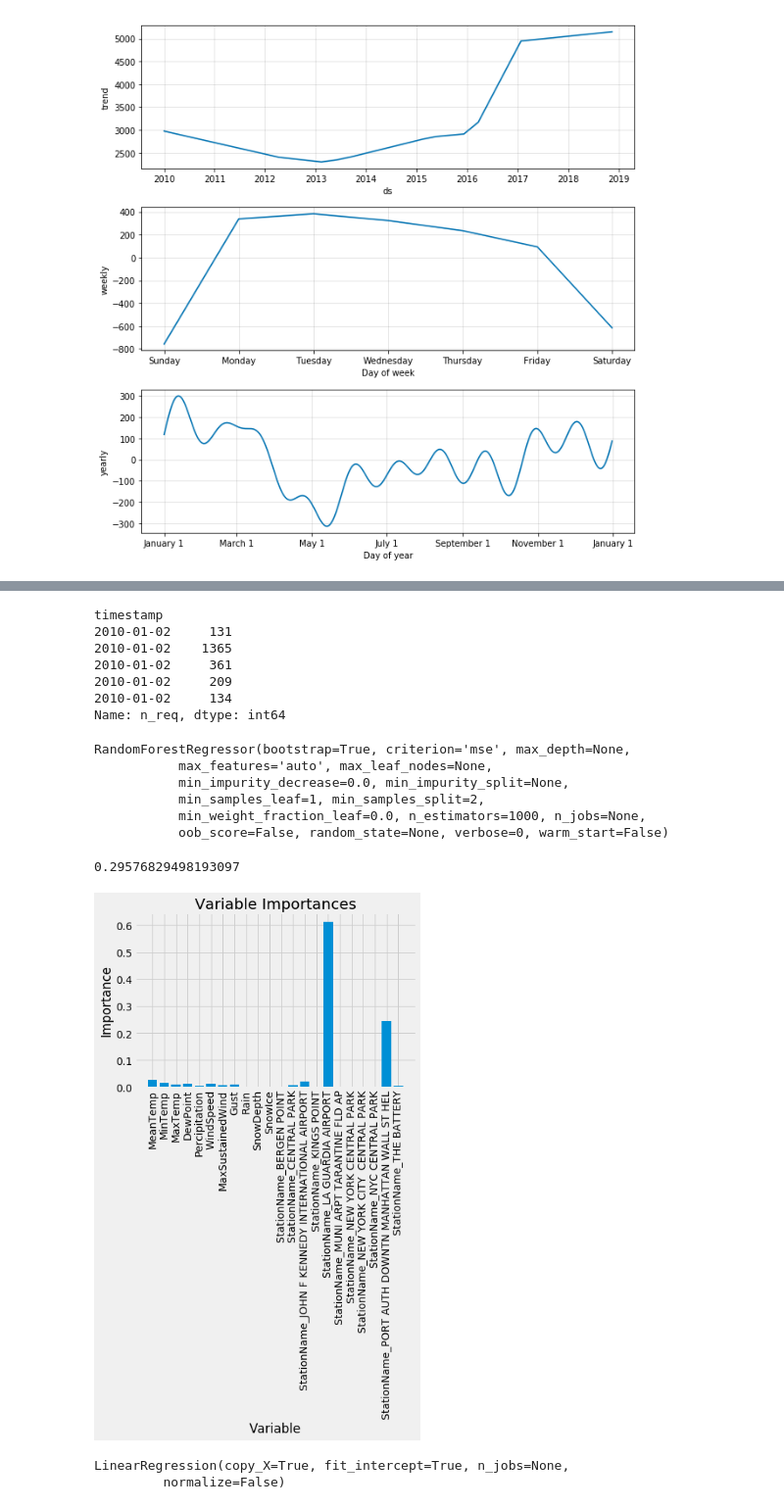
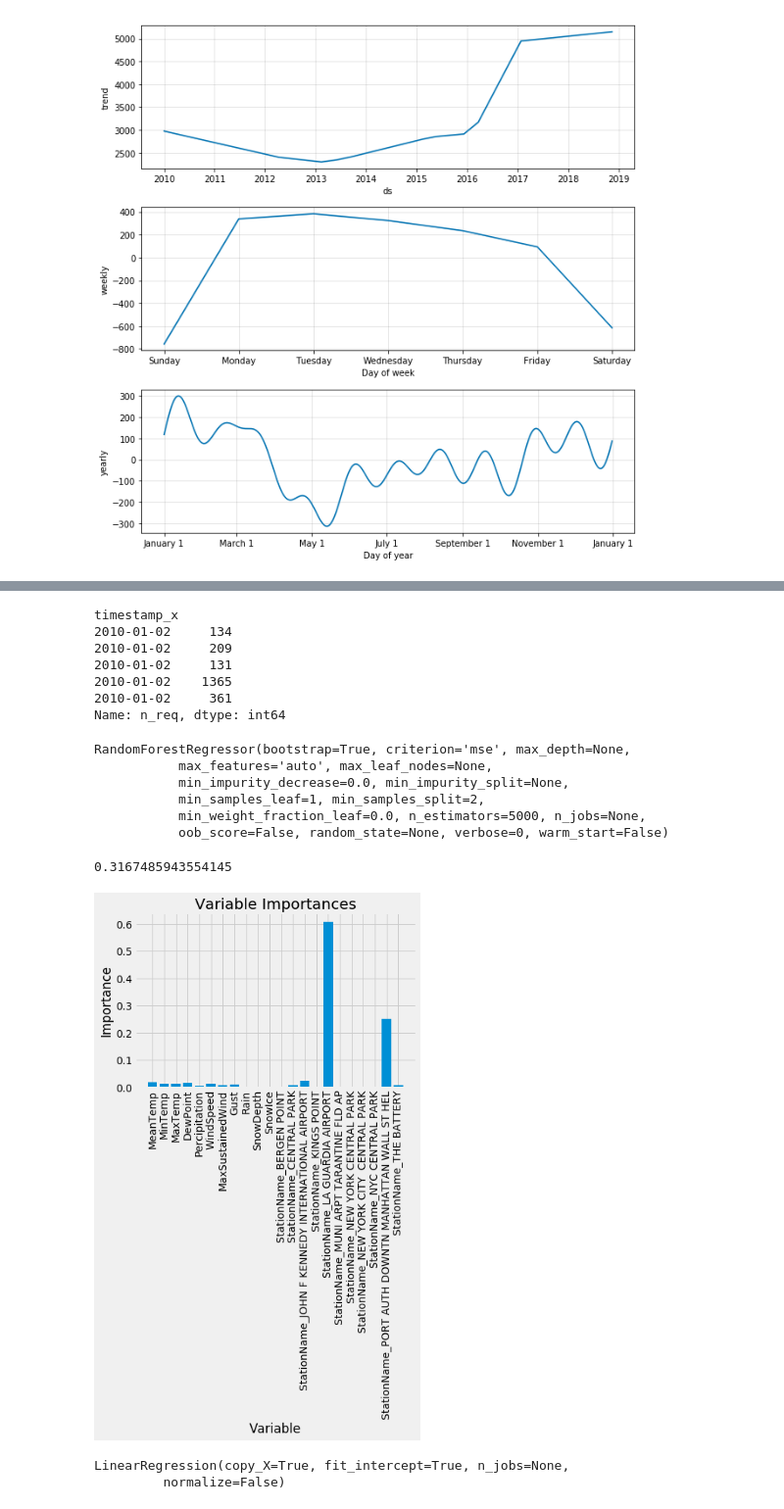
Before and after one commit to devcao/dev-ds-xy.github.io, a Jupyter notebook: prediction_part.ipynb, the cells around one changed output, grey strips where cells are left out. Shown at 98% size. Drawn from its saved outputs; the diff is of its cells as text; code cells hidden in the pictures.

```diff
--- a/prediction_part.ipynb
+++ b/prediction_part.ipynb
@@ -44,6 +44,9 @@ OneHotEncoder(categorical_features=None, categories=None,
        n_values=None, sparse=True)
 # %%
 #ts_obj = df.loc[:,["timestamp", "n_req"]]
+df = pd.read_csv("df.csv")
+df = df.drop(columns="Unnamed: 0")
+df = df.set_index("timestamp")
 ts_obj = df["n_req"]
 ts_obj.plot(x = "timestamp", y = "n_req")
 # %% [output]
@@ -114,12 +119,12 @@ df.head()
 df_target = df.loc["2010-01-02":,"n_req"]
 df_target.head()
 # %% [output]
-timestamp
+timestamp_x
+2010-01-02     134
+2010-01-02     209
 2010-01-02     131
 2010-01-02    1365
 2010-01-02     361
-2010-01-02     209
-2010-01-02     134
 Name: n_req, dtype: int64
 # %%
 df_target = df["n_req"]
@@ -129,37 +134,48 @@ df_feature = df.iloc[:, 2:]
 from sklearn.model_selection import train_test_split
 
 train_features, test_features, train_labels, test_labels = train_test_split(df_feature, df_target, test_size = 0.25, random_state = 42)
+# %%
+train_labels = df_target.loc["2010-01-02":"2018-10-31"]
+test_labels = df_target.loc["2018-11-01":"2018-11-13"]
+
+train_features = df_feature.loc["2010-01-02":"2018-10-31"]
+test_features = df_feature.loc["2018-11-01":"2018-11-13"]
 # %%
 from sklearn.ensemble import RandomForestRegressor
 # %%
-rf = RandomForestRegressor(n_estimators = 1000)
+rf = RandomForestRegressor(n_estimators = 5000)
 rf.fit(train_features, train_labels)
 # %% [output]
 RandomForestRegressor(bootstrap=True, criterion='mse', max_depth=None,
            max_features='auto', max_leaf_nodes=None,
            min_impurity_decrease=0.0, min_impurity_split=None,
            min_samples_leaf=1, min_samples_split=2,
-           min_weight_fraction_leaf=0.0, n_estimators=1000, n_jobs=None,
+           min_weight_fraction_leaf=0.0, n_estimators=5000, n_jobs=None,
            oob_score=False, random_state=None, verbose=0, warm_start=False)
 # %%
 predictions = rf.predict(test_features)
-# %%
-mape(y_true = test_labels.values, y_pred = predictions)
-# %% [output]
-0.29576829498193097
+# %%
+
+def mape(y_true, y_pred):
+    return np.mean(np.abs((y_true - y_pred) / y_true))
+
+mape(y_true = test_labels.values, y_pred = predictions)
+# %% [output]
+0.3167485943554145
 # %%
 feature_list = list(train_features.columns)
 # %%
 importances = list(rf.feature_importances_)
 # %%
+importances = list(rf.feature_importances_)
 plt.style.use('fivethirtyeight')
 
 x_values = list(range(len(importances)))
 plt.bar(x_values, importances, orientation = 'vertical')
 plt.xticks(x_values, feature_list, rotation='vertical')
 plt.ylabel('Importance'); plt.xlabel('Variable'); plt.title('Variable Importances');
 # %% [output]
-[figure, old version]
+[figure, new version]
 # %%
 from sklearn.linear_model import LinearRegression
 # %%
```
Also changed, not shown: parts of 35 cells of this notebook, 5 other files.
